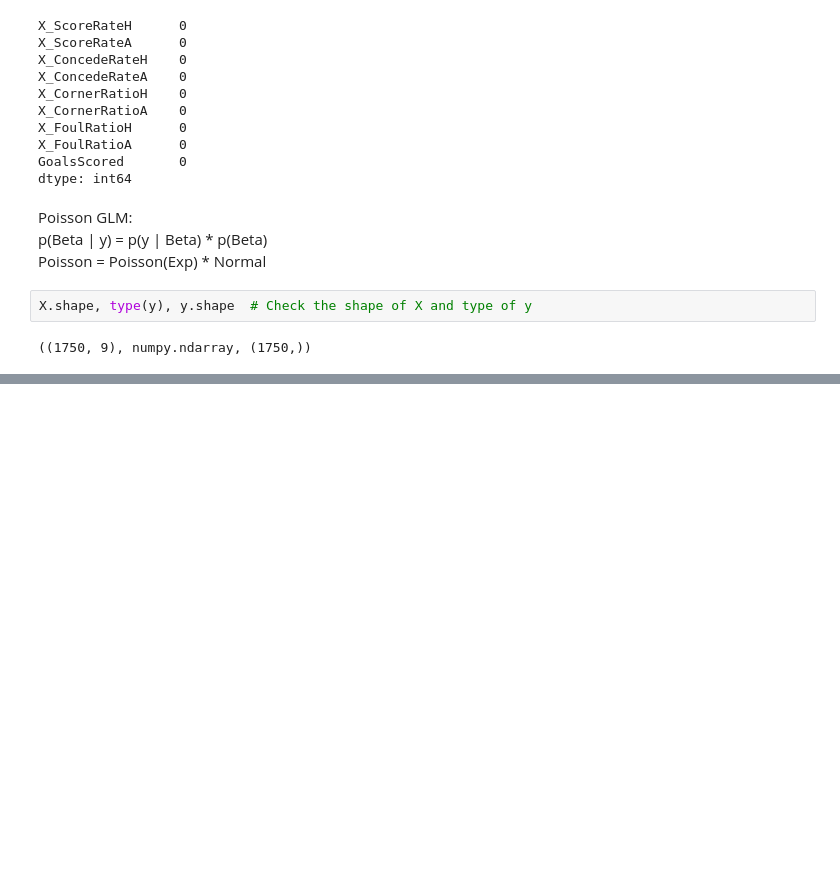
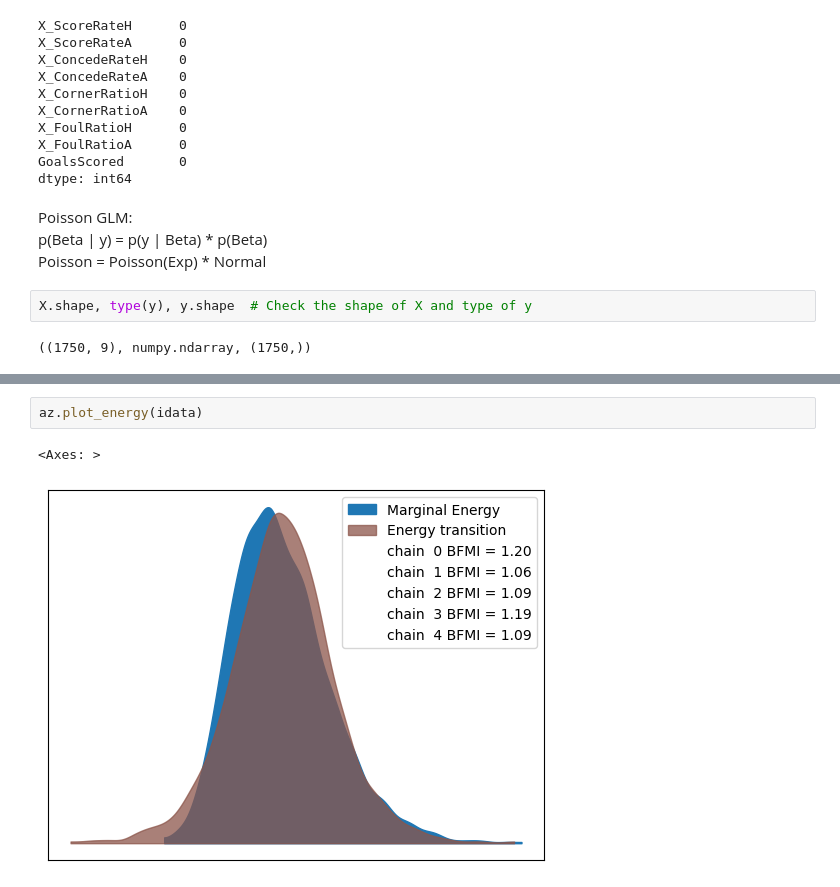
Before and after one commit to strojanski/ML-DS-I, a Jupyter notebook: hw6 - bayes/main.ipynb, the cells around one changed output, grey strips where cells are left out. Drawn from its saved outputs; the diff is of its cells as text; blank space fills up the shorter version.

```diff
--- a/hw6 - bayes/main.ipynb
+++ b/hw6 - bayes/main.ipynb
@@ -185,0 +133,5 @@ You can find the C code in this temporary file: C:\Users\sebas\AppData\Local\Tem
+# %%
+az.plot_energy(idata)
+# %% [output]
+<Axes: >
+[figure, added]
```
Also changed, not shown: parts of 12 cells of this notebook.
